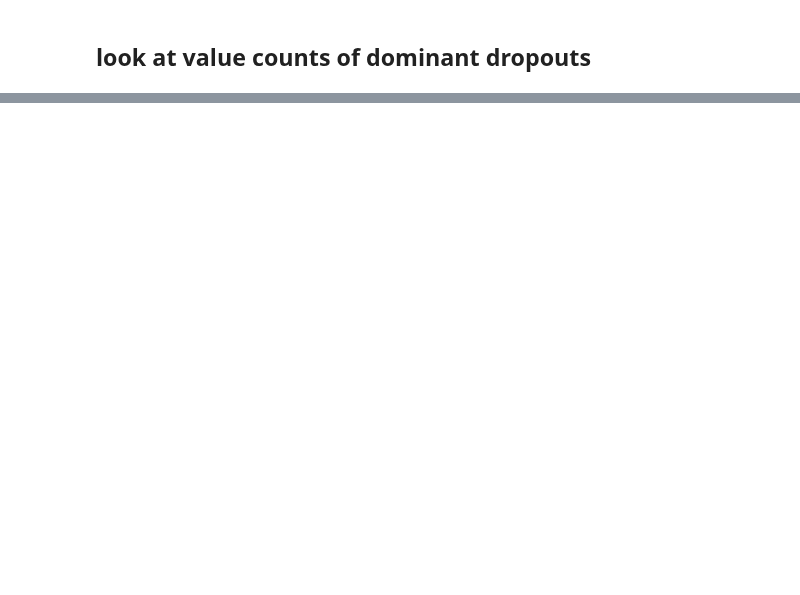
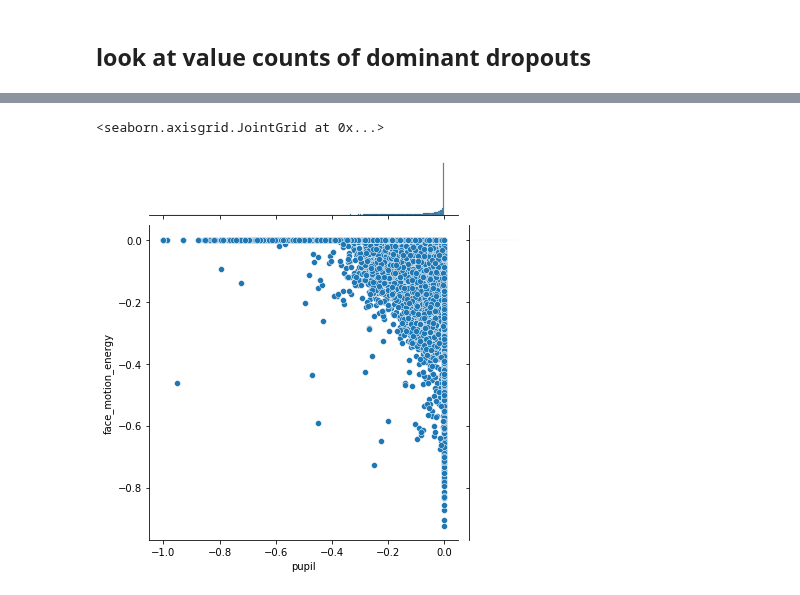
Before and after one commit to AllenInstitute/visual_behavior_glm, a Jupyter notebook: notebooks/2020.09.24_dominant_dropout_exploration.ipynb, the cells around one changed output, grey strips where cells are left out. Saved outputs shown, nothing was run; the diff lists cells and outputs as text; code cells hidden in the pictures; blank space fills up the shorter version.

```diff
--- a/notebooks/2020.09.24_dominant_dropout_exploration.ipynb
+++ b/notebooks/2020.09.24_dominant_dropout_exploration.ipynb
@@ -7,7 +15,7 @@ pd.set_option('display.max_columns', 100)
 # %% [markdown]
 ## get cached dropout summary results from mongo database
 # %%
-rs = gat.retrieve_results(search_dict = {'glm_version': '6_L2_optimize_by_session'}, results_type='summary')
+rs = gat.retrieve_results(search_dict = {'glm_version': '7_L2_optimize_by_session'}, results_type='summary')
 # %%
 rs.columns
 # %% [output]
@@ -123,0 +141,9 @@ rs_pivoted.to_csv(filepath, index=False)
+# %%
+sns.jointplot(
+    data= rs_pivoted.query('equipment_name != "MESO.1" and variance_explained_full > 0.01').fillna(0),
+    x='pupil',
+    y='face_motion_energy',
+)
+# %% [output]
+<seaborn.axisgrid.JointGrid at 0x...>
+[figure, added]
```
Also changed, not shown: parts of 11 cells of this notebook, 6 other files.
